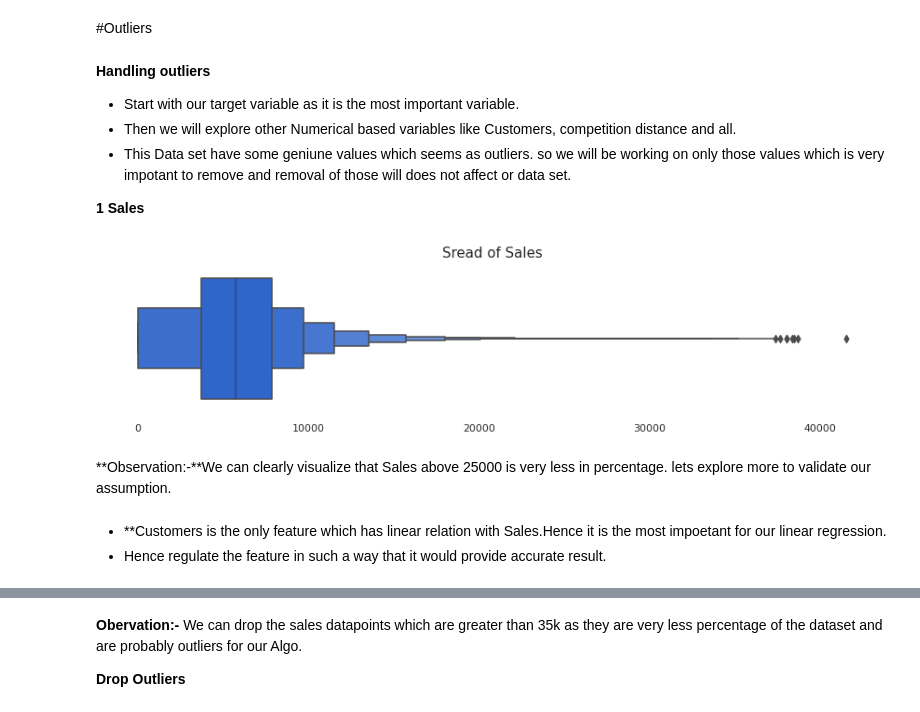
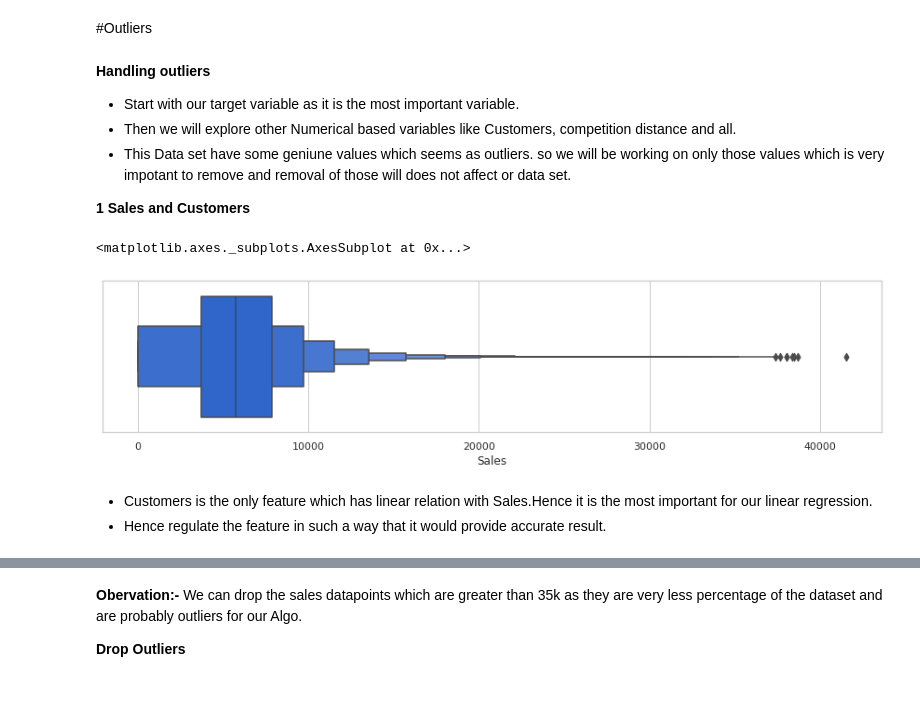
Before and after one commit to DeepakKumarSingh003/Rossmann-Sales-Prediction-, a Jupyter notebook: ML_Rossmann_Sales_Prediction_Capstone_Project.ipynb, the cells around one changed output, grey strips where cells are left out. Saved outputs shown, nothing was run; the diff lists cells and outputs as text; code cells hidden in the pictures.

Commit message:
EDA and Regression Model Evaluation.

```diff
--- a/ML_Rossmann_Sales_Prediction_Capstone_Project.ipynb
+++ b/ML_Rossmann_Sales_Prediction_Capstone_Project.ipynb
@@ -282,9 +316,11 @@ dtype: int64
 # %%
 #Handle missing values
-df['CompetitionDistance'] = df['CompetitionDistance'].fillna(df1['CompetitionDistance'].max())
-df['CompetitionOpenSinceMonth'] = df['CompetitionOpenSinceMonth'].fillna(df1['CompetitionOpenSinceMonth'].mode().iloc[0])
-df['CompetitionOpenSinceYear'] = df['CompetitionOpenSinceYear'].fillna(df1['CompetitionOpenSinceYear'].mode().iloc[0])
-df.drop(['Promo2SinceWeek','Promo2SinceYear','PromoInterval'], axis='columns', inplace=True)
+df['CompetitionDistance'] = df['CompetitionDistance'].fillna(df['CompetitionDistance'].median())
+df['CompetitionOpenSinceMonth'] = df['CompetitionOpenSinceMonth'].fillna(df['CompetitionOpenSinceMonth'].mode().iloc[0])
+df['CompetitionOpenSinceYear'] = df['CompetitionOpenSinceYear'].fillna(df['CompetitionOpenSinceYear'].mode().iloc[0])
+df['Promo2SinceWeek']=df['Promo2SinceWeek'].fillna(df['Promo2SinceWeek'].median())
+df['Promo2SinceYear']=df['Promo2SinceYear'].fillna(df['Promo2SinceYear'].median())
+df['PromoInterval']=df['PromoInterval'].fillna(df['PromoInterval'].mode().iloc[0])
 # %%
 df.info()
 # %% [output]
@@ -364,21 +380,22 @@ Day
 * Then we will explore other Numerical based variables like Customers, competition distance and all.
 * This Data set have some geniune values which seems as outliers. so we will be working on only those values which is very impotant  to remove and removal of those will does not affect or data set.
 
-**1** **Sales**
+**1** **Sales and Customers**
 # %%
+
 sns.set_theme(rc={'figure.figsize': (15,3)},style='whitegrid')
-sns.boxenplot(x=df['Sales'],color='#175ee3')
-plt.grid(False)
-plt.xlabel('')
-plt.title('Sread of Sales',size=15)
-ax = plt.gca()
-for spine in ax.spines.values():
-   spine.set_visible(False)
+sns.boxenplot(x=df["Sales"],color='#175ee3')
+
+# plt.grid(False)
+# plt.xlabel('')
+# plt.title('Sread of Sales',size=15)
+# ax = plt.gca()
+# for spine in ax.spines.values():
+#    spine.set_visible(False)
 # %% [output]
+<matplotlib.axes._subplots.AxesSubplot at 0x...>
-[figure, old version]
+[figure, new version]
-# %% [markdown]
-**Observation:-**We can clearly visualize that Sales above 25000 is very less in percentage. lets explore more to validate our assumption.
 # %% [markdown]
-* **Customers is the only feature which has linear relation with Sales.Hence it is the most impoetant for our linear regression.
+* Customers is the only feature which has linear relation with Sales.Hence it is the most important for our linear regression.
 * Hence regulate the feature in such a way that it would provide accurate result.
 # %%
```
Also changed, not shown: parts of 140 cells of this notebook.
